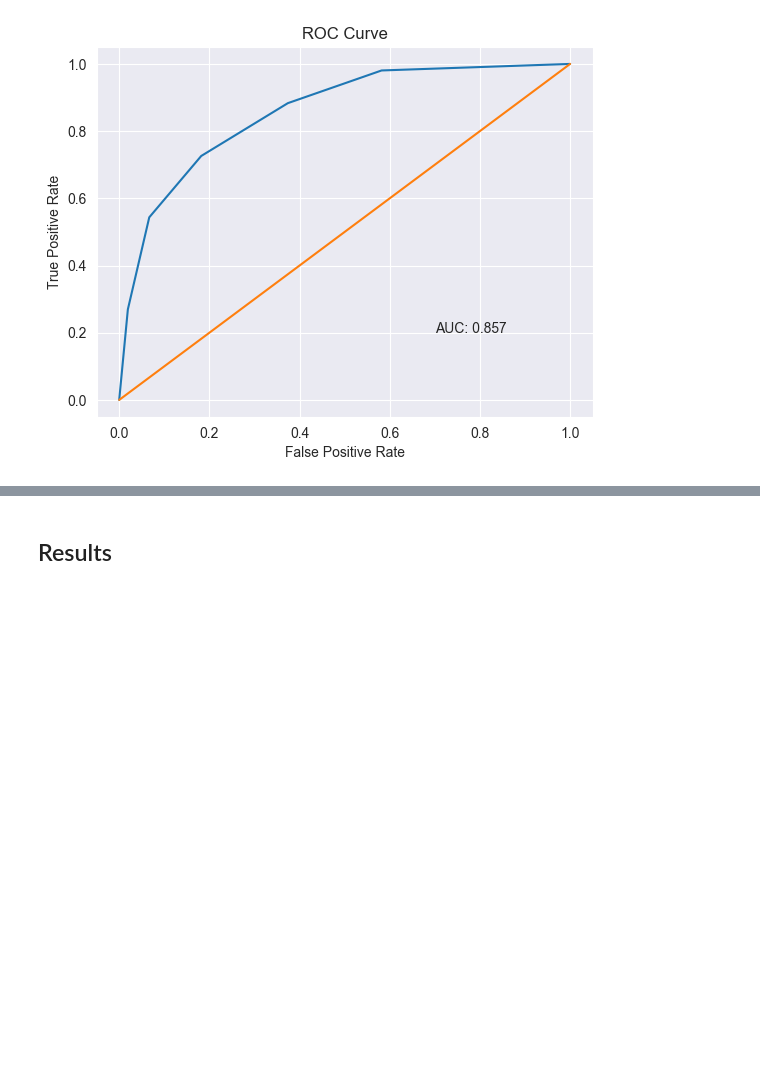
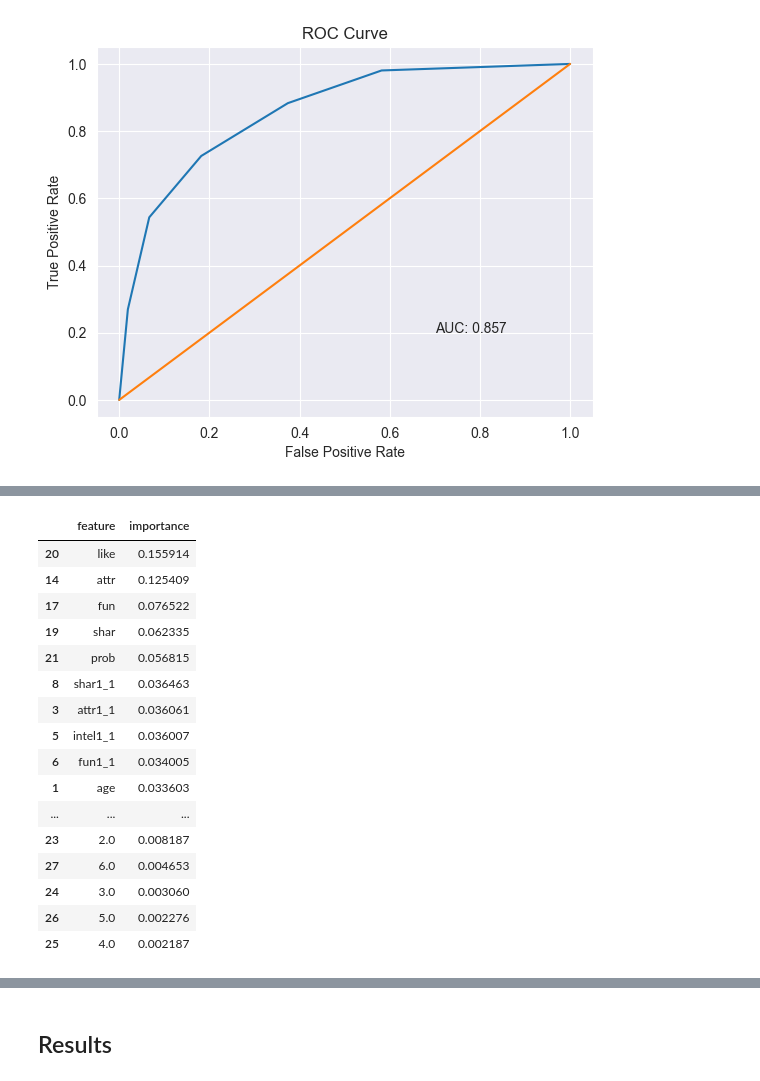
Before and after one commit to jhleakakos/msds-supervised-learning-final, a Jupyter notebook: speedy_dates.ipynb, the cells around one changed output, grey strips where cells are left out. Drawn from its saved outputs; the diff is of its cells as text; code cells hidden in the pictures; blank space fills up the shorter version.

```diff
--- a/speedy_dates.ipynb
+++ b/speedy_dates.ipynb
@@ -909,0 +966,24 @@ Interpret me please
+# %%
+pd.DataFrame({
+    'feature': x_train.columns
+    , 'importance': rf_clf.feature_importances_
+    # , 'log_reg_l1_regularization': log_reg_clf_lasso.coef_[0]
+}).sort_values(by='importance', ascending=False)
+# %% [output]
+|  | feature | importance |
+| 20 | like | 0.155914 |
+| 14 | attr | 0.125409 |
+| 17 | fun | 0.076522 |
+| 19 | shar | 0.062335 |
+| 21 | prob | 0.056815 |
+| 8 | shar1_1 | 0.036463 |
+| 3 | attr1_1 | 0.036061 |
+| 5 | intel1_1 | 0.036007 |
+| 6 | fun1_1 | 0.034005 |
+| 1 | age | 0.033603 |
+| ... | ... | ... |
+| 23 | 2.0 | 0.008187 |
+| 27 | 6.0 | 0.004653 |
+| 24 | 3.0 | 0.003060 |
+| 26 | 5.0 | 0.002276 |
+| 25 | 4.0 | 0.002187 |
```
Also changed, not shown: parts of 14 cells of this notebook.
